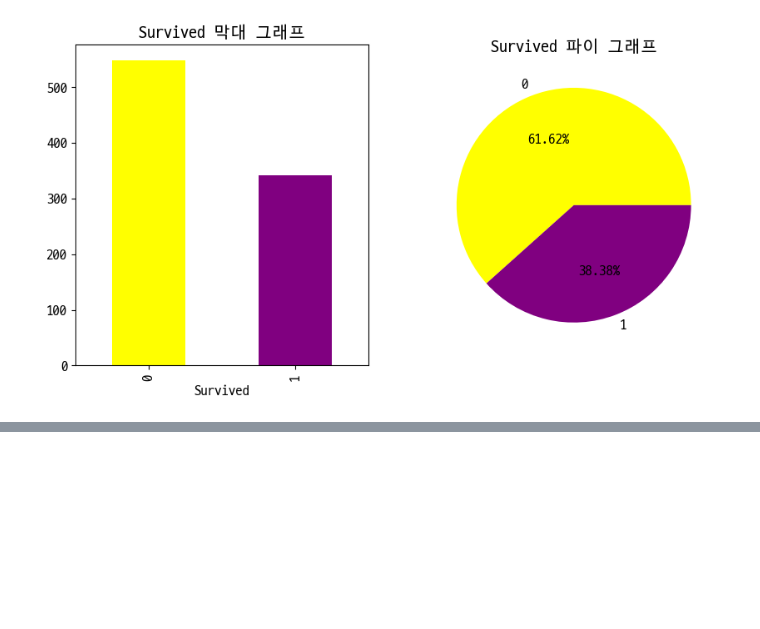
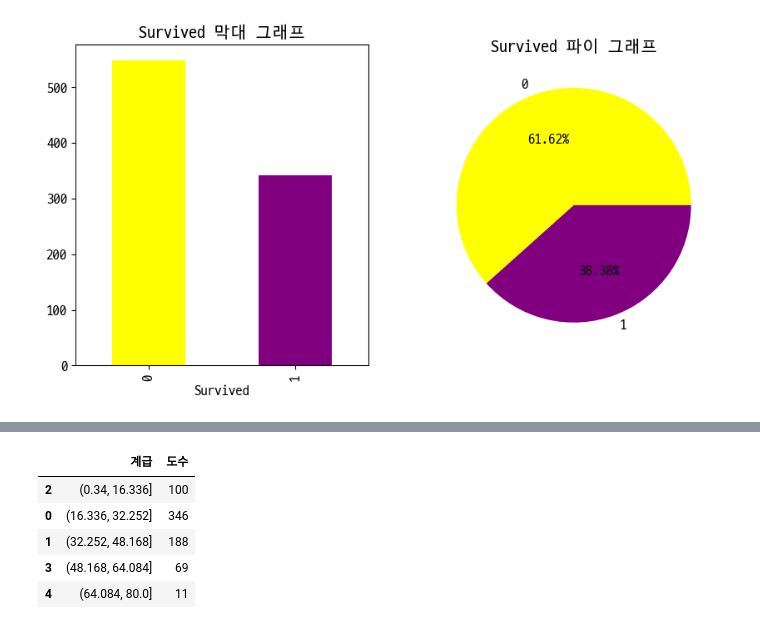
Before and after one commit to kkoldduck2/adp_practice, a Jupyter notebook: 2_EDA/1_EDA.ipynb, the cells around one changed output, grey strips where cells are left out. Cells and saved outputs as stored; diff of their text form; code cells hidden in the pictures; blank space fills up the shorter version.

```diff
--- a/2_EDA/1_EDA.ipynb
+++ b/2_EDA/1_EDA.ipynb
@@ -264,0 +286,10 @@ plt.show()
+# %%
+freq1 = freq1.rename(columns={'Age': '계급', 'count': '도수'}).sort_values(by='계급')
+freq1
+# %% [output]
+|  | 계급 | 도수 |
+| 2 | (0.34, 16.336] | 100 |
+| 0 | (16.336, 32.252] | 346 |
+| 1 | (32.252, 48.168] | 188 |
+| 3 | (48.168, 64.084] | 69 |
+| 4 | (64.084, 80.0] | 11 |
```
Also changed, not shown: parts of 6 cells of this notebook.
